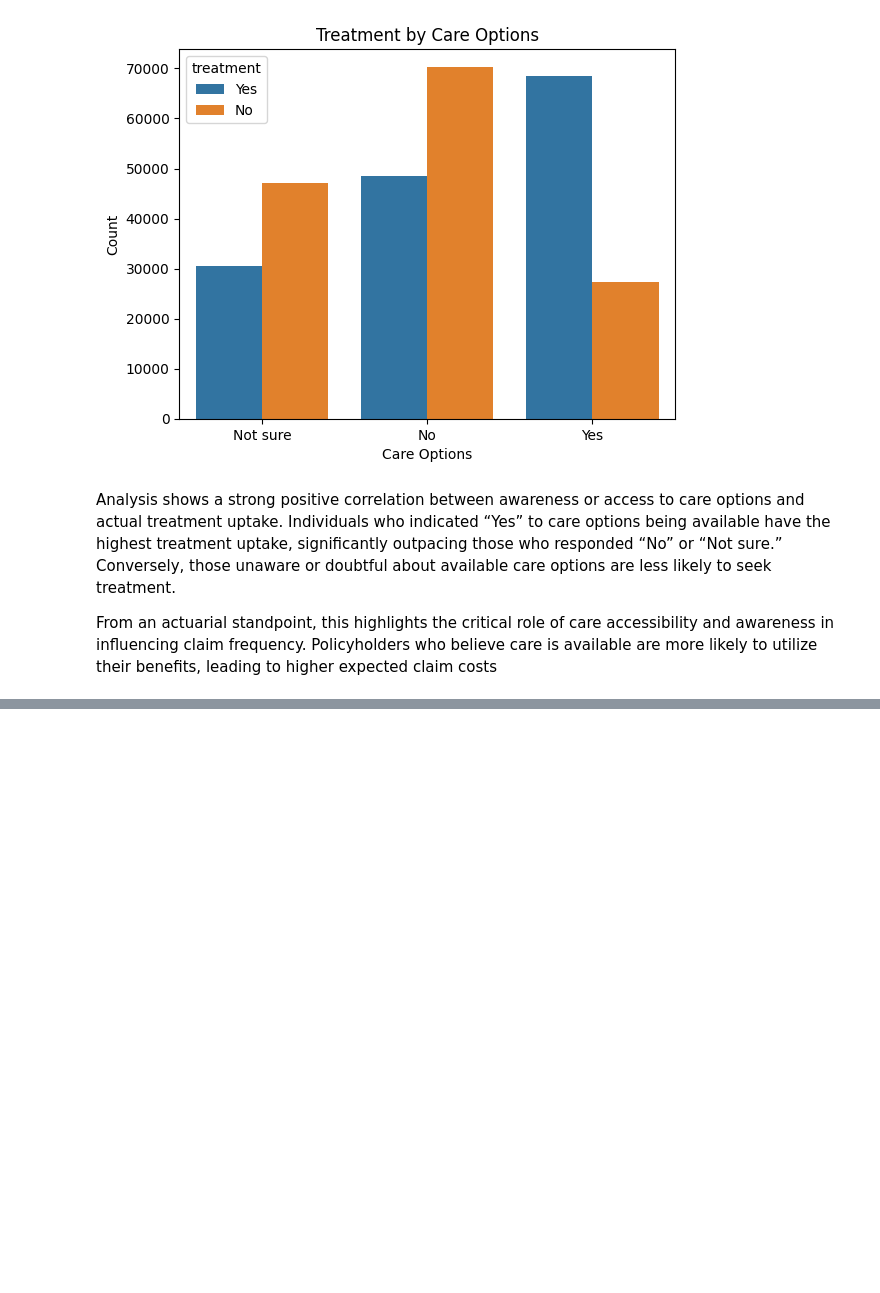
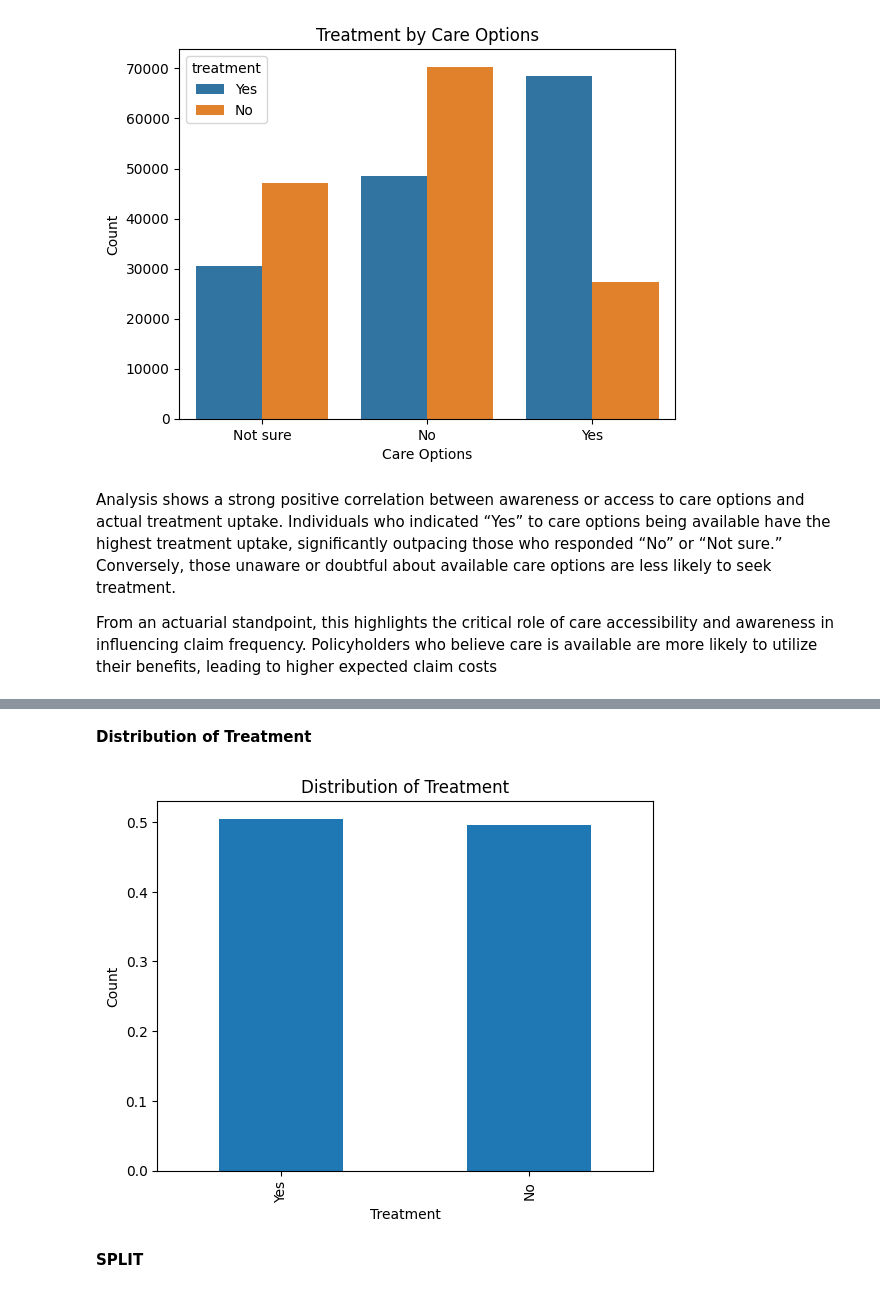
Before and after one commit to joseph-4640/mental-segmentation, a Jupyter notebook: mental.ipynb, the cells around one changed output, grey strips where cells are left out. Saved outputs shown, nothing was run; the diff lists cells and outputs as text; code cells hidden in the pictures; blank space fills up the shorter version.

```diff
--- a/mental.ipynb
+++ b/mental.ipynb
@@ -145,0 +166,12 @@ KeyError: 'growing_stress'
+# %% [markdown]
+**Distribution of Treatment**
+# %%
+df["treatment"].value_counts(normalize=True).plot(kind="bar")
+plt.xlabel("Treatment")
+plt.ylabel("Count")
+plt.title("Distribution of Treatment")
+plt.show()
+# %% [output]
+[figure, added]
+# %% [markdown]
+**SPLIT**
```
Also changed, not shown: parts of 8 cells of this notebook.
